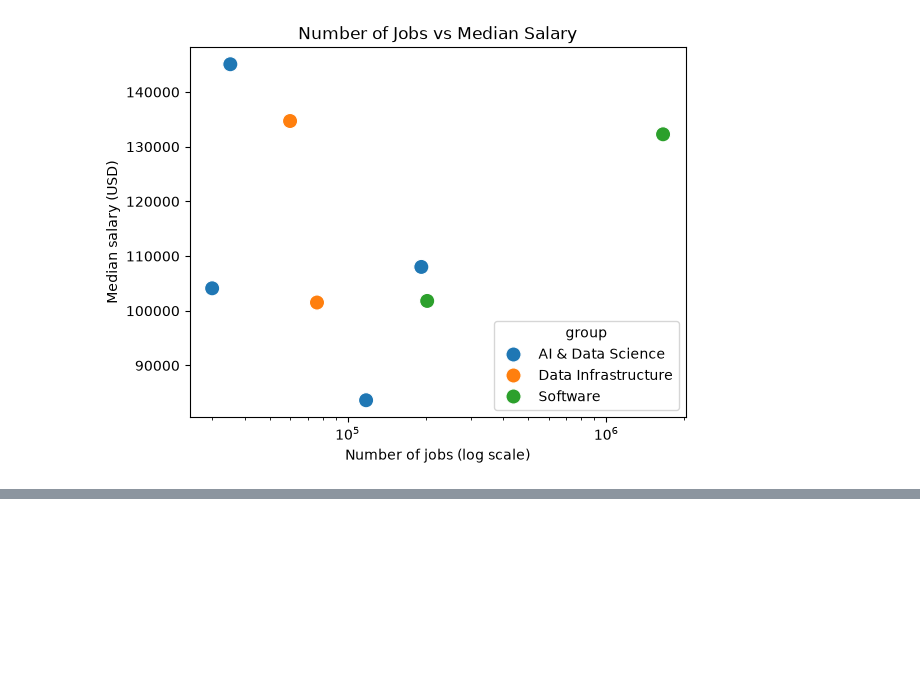
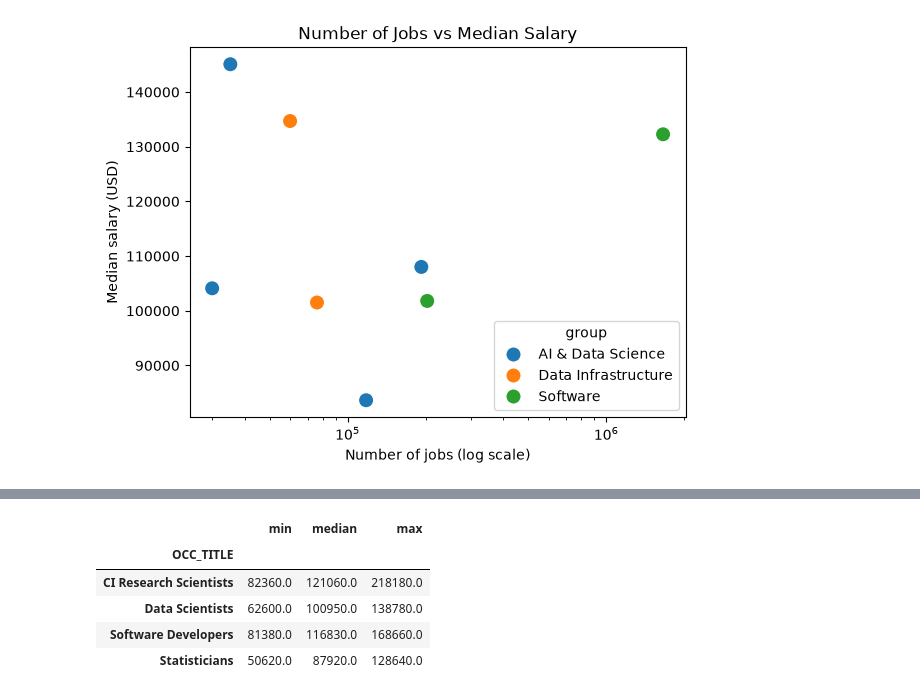
Before and after one commit to 2024658/Data_Visualisation_CA1, a Jupyter notebook: employment_analysis.ipynb, the cells around one changed output, grey strips where cells are left out. Cells and saved outputs as stored; diff of their text form; code cells hidden in the pictures; blank space fills up the shorter version.

```diff
--- a/employment_analysis.ipynb
+++ b/employment_analysis.ipynb
@@ -134,0 +150,9 @@ plt.show()
+# %%
+states.groupby("OCC_TITLE")["A_MEDIAN"].agg(["min", "median", "max"])
+# %% [output]
+|  | min | median | max |
+| OCC_TITLE |  |  |  |
+| CI Research Scientists | 82360.0 | 121060.0 | 218180.0 |
+| Data Scientists | 62600.0 | 100950.0 | 138780.0 |
+| Software Developers | 81380.0 | 116830.0 | 168660.0 |
+| Statisticians | 50620.0 | 87920.0 | 128640.0 |
```
Also changed, not shown: parts of 4 cells of this notebook.
